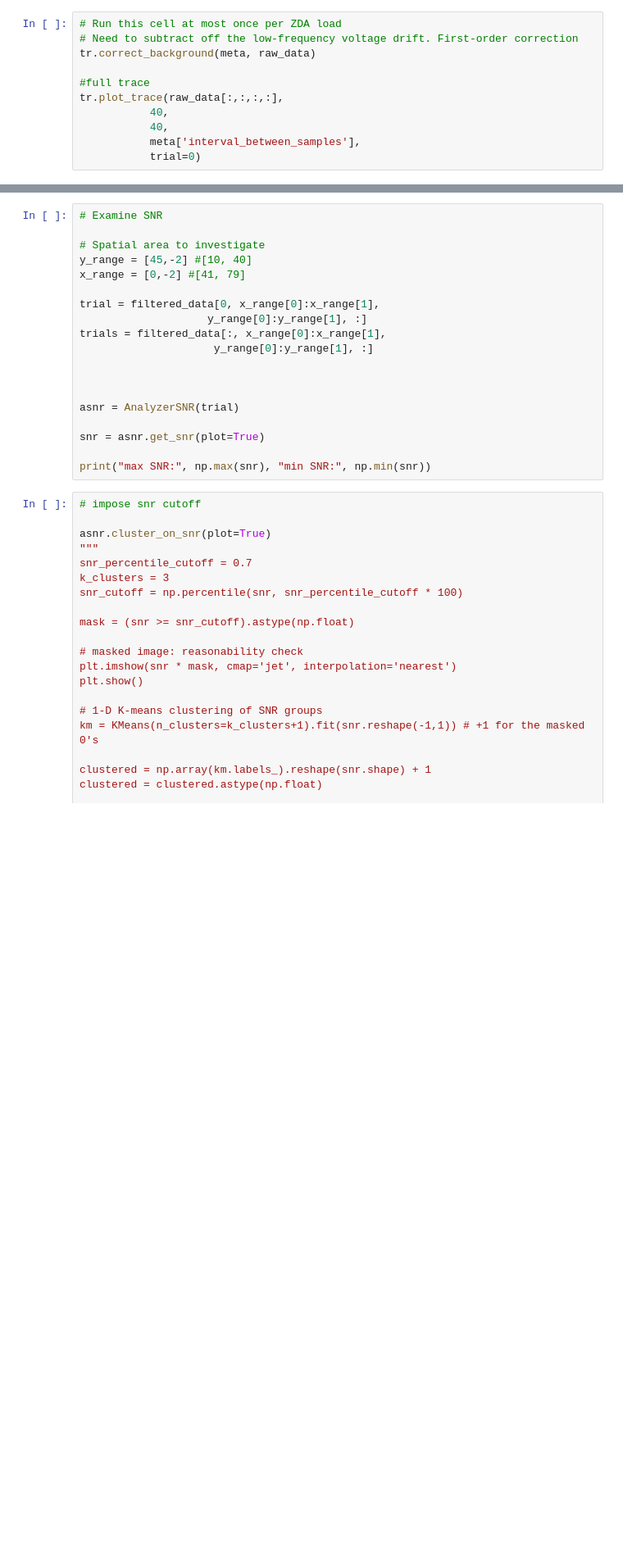
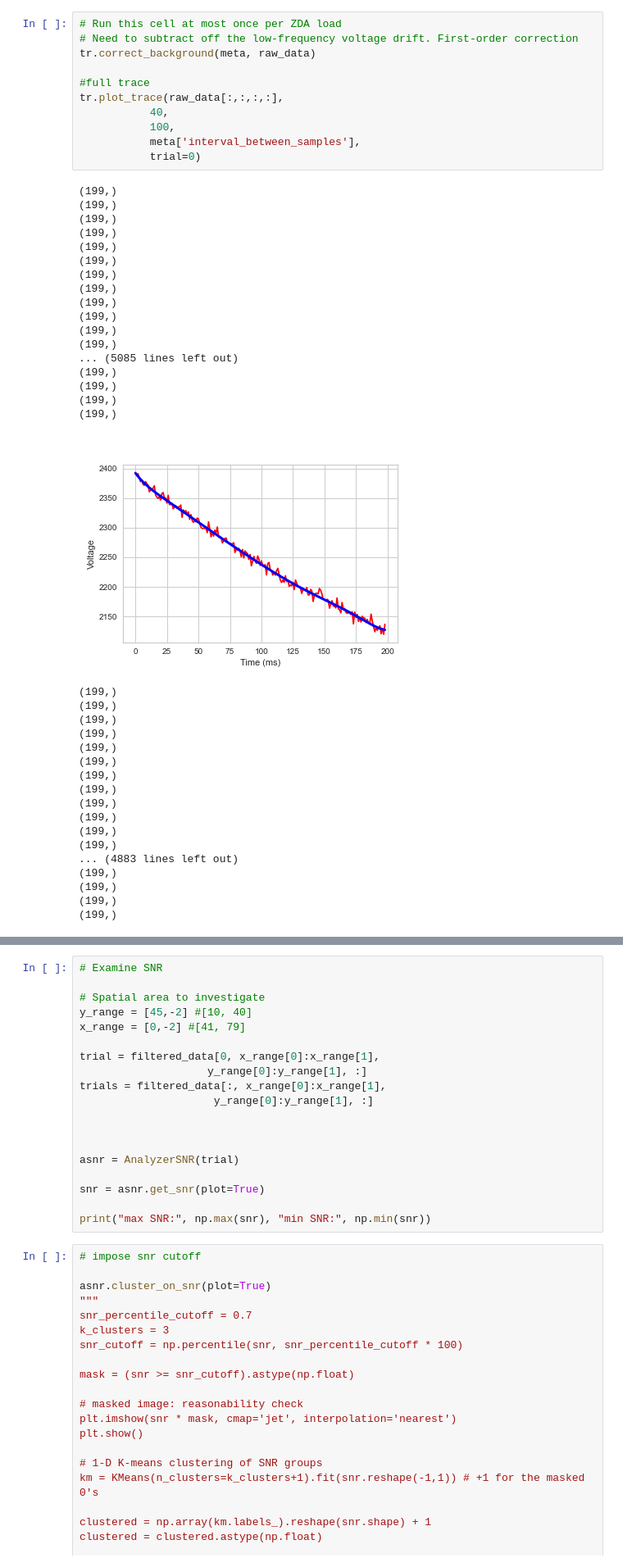
Before and after one commit to john-judge/ZDA_Explorer, a Jupyter notebook: sample_analysis_snr_cluster.ipynb, the cells around one changed output, grey strips where cells are left out. Shown: that part at 82% size. Drawn from its saved outputs; the diff is of its cells as text; blank space fills up the shorter version.

```diff
--- a/sample_analysis_snr_cluster.ipynb
+++ b/sample_analysis_snr_cluster.ipynb
@@ -54,11 +65,47 @@ tr.plot_trace(raw_data, 40, 40, meta['interval_between_samples'], trial=0)
 # %%
 # Run this cell at most once per ZDA load
 # Need to subtract off the low-frequency voltage drift. First-order correction
 tr.correct_background(meta, raw_data)
 
 #full trace
 tr.plot_trace(raw_data[:,:,:,:],
            40,
-           40,
+           100,
            meta['interval_between_samples'],
            trial=0)
+# %% [output]
+(199,)
+(199,)
+(199,)
+(199,)
+(199,)
+(199,)
+(199,)
+(199,)
+(199,)
+(199,)
+(199,)
+(199,)
+... (5085 lines left out)
+(199,)
+(199,)
+(199,)
+(199,)
+[figure, added]
+(199,)
+(199,)
+(199,)
+(199,)
+(199,)
+(199,)
+(199,)
+(199,)
+(199,)
+(199,)
+(199,)
+(199,)
+... (4883 lines left out)
+(199,)
+(199,)
+(199,)
+(199,)
```
Also changed, not shown: parts of 8 cells of this notebook, 4 other files.
